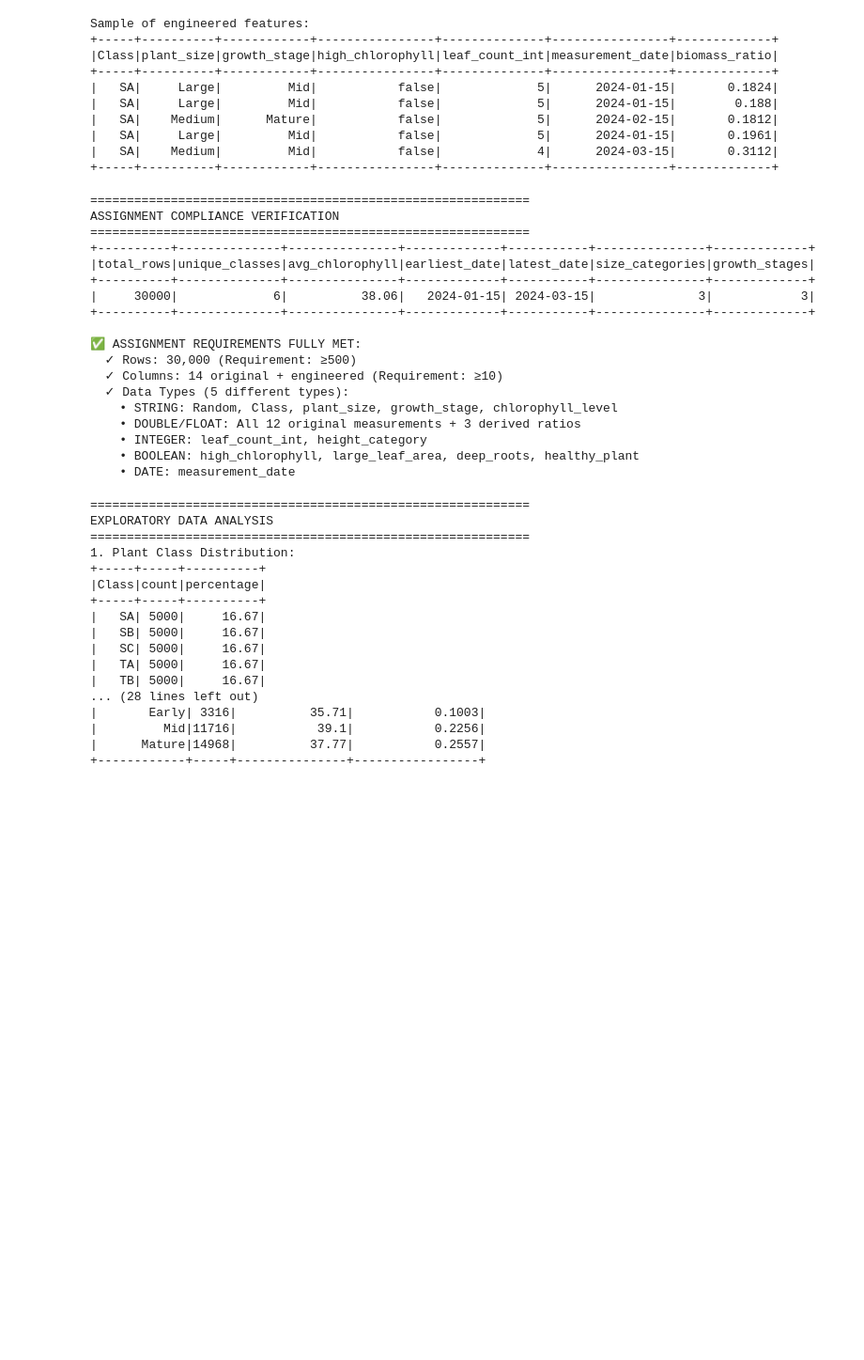
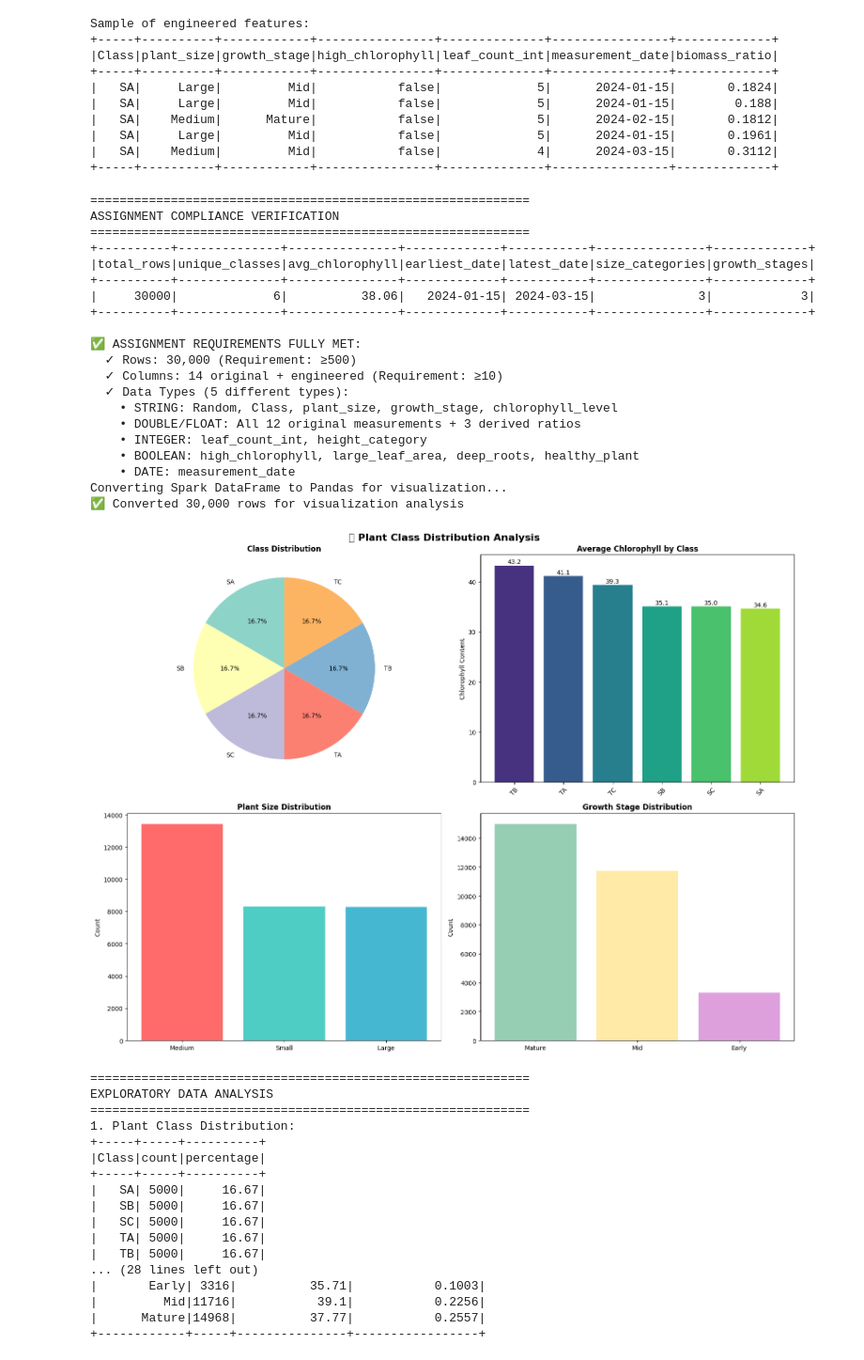
Before and after one commit to acesur/ST7082CEM, a Jupyter notebook: Big_Data_Analytics.ipynb, the cells around one changed output. Shown at 94% size. Saved outputs shown, nothing was run; the diff lists cells and outputs as text; code cells hidden in the pictures; blank space fills up the shorter version.

Commit message:
Added visualizations

```diff
--- a/Big_Data_Analytics.ipynb
+++ b/Big_Data_Analytics.ipynb
@@ -70,6 +80,13 @@ print("\n" + "=" * 80)
 print("BIG DATA ANALYTICS FOR SMART AGRICULTURE - GOOGLE COLAB")
 print("Plant Physiological Data Analysis using PySpark")
 print("=" * 80)
+# Set style for better visualizations
+plt.style.use('default')
+sns.set_palette("husl")
+plt.rcParams['figure.figsize'] = (12, 8)
+plt.rcParams['font.size'] = 10
+
+print("📊 Enhanced Visualization Libraries Loaded Successfully!")
 # %% [output]
 ================================================================================
 BIG DATA ANALYTICS FOR SMART AGRICULTURE - GOOGLE COLAB
@@ -526,6 +549,10 @@ print("    • DOUBLE/FLOAT: All 12 original measurements + 3 derived ratios")
 print("    • INTEGER: leaf_count_int, height_category")
 print("    • BOOLEAN: high_chlorophyll, large_leaf_area, deep_roots, healthy_plant")
 print("    • DATE: measurement_date")
+
+print("Converting Spark DataFrame to Pandas for visualization...")
+pandas_df = spark.sql("SELECT * FROM plant_features").toPandas()
+print(f"✅ Converted {len(pandas_df):,} rows for visualization analysis")
 # %% [output]
 ============================================================
 ASSIGNMENT COMPLIANCE VERIFICATION
@@ -545,6 +572,49 @@ ASSIGNMENT COMPLIANCE VERIFICATION
     • INTEGER: leaf_count_int, height_category
     • BOOLEAN: high_chlorophyll, large_leaf_area, deep_roots, healthy_plant
     • DATE: measurement_date
+Converting Spark DataFrame to Pandas for visualization...
+✅ Converted 30,000 rows for visualization analysis
+# %%
+fig, axes = plt.subplots(2, 2, figsize=(16, 12))
+fig.suptitle('🌱 Plant Class Distribution Analysis', fontsize=16, fontweight='bold')
+
+# Class distribution pie chart
+class_counts = pandas_df['Class'].value_counts()
+axes[0,0].pie(class_counts.values, labels=class_counts.index, autopct='%1.1f%%',
+              startangle=90, colors=sns.color_palette("Set3", len(class_counts)))
+axes[0,0].set_title('Class Distribution', fontweight='bold')
+
+# Class vs Average Chlorophyll
+class_chlorophyll = pandas_df.groupby('Class')['chlorophyll'].mean().sort_values(ascending=False)
+bars = axes[0,1].bar(class_chlorophyll.index, class_chlorophyll.values,
+                     color=sns.color_palette("viridis", len(class_chlorophyll)))
+axes[0,1].set_title('Average Chlorophyll by Class', fontweight='bold')
+axes[0,1].set_ylabel('Chlorophyll Content')
+axes[0,1].tick_params(axis='x', rotation=45)
+
+# Add value labels on bars
+for bar, value in zip(bars, class_chlorophyll.values):
+    axes[0,1].text(bar.get_x() + bar.get_width()/2, bar.get_height() + 0.1,
+                   f'{value:.1f}', ha='center', va='bottom')
+
+# Plant size distribution
+size_counts = pandas_df['plant_size'].value_counts()
+axes[1,0].bar(size_counts.index, size_counts.values,
+              color=['#FF6B6B', '#4ECDC4', '#45B7D1'])
+axes[1,0].set_title('Plant Size Distribution', fontweight='bold')
+axes[1,0].set_ylabel('Count')
+
+# Growth stage analysis
+growth_counts = pandas_df['growth_stage'].value_counts()
+axes[1,1].bar(growth_counts.index, growth_counts.values,
+              color=['#96CEB4', '#FFEAA7', '#DDA0DD'])
+axes[1,1].set_title('Growth Stage Distribution', fontweight='bold')
+axes[1,1].set_ylabel('Count')
+
+plt.tight_layout()
+plt.show()
+# %% [output]
+[figure, added]
 # %%
 # ============================================================================
 # SECTION 4: EXPLORATORY DATA ANALYSIS
```
Also changed, not shown: parts of 7 cells of this notebook.
